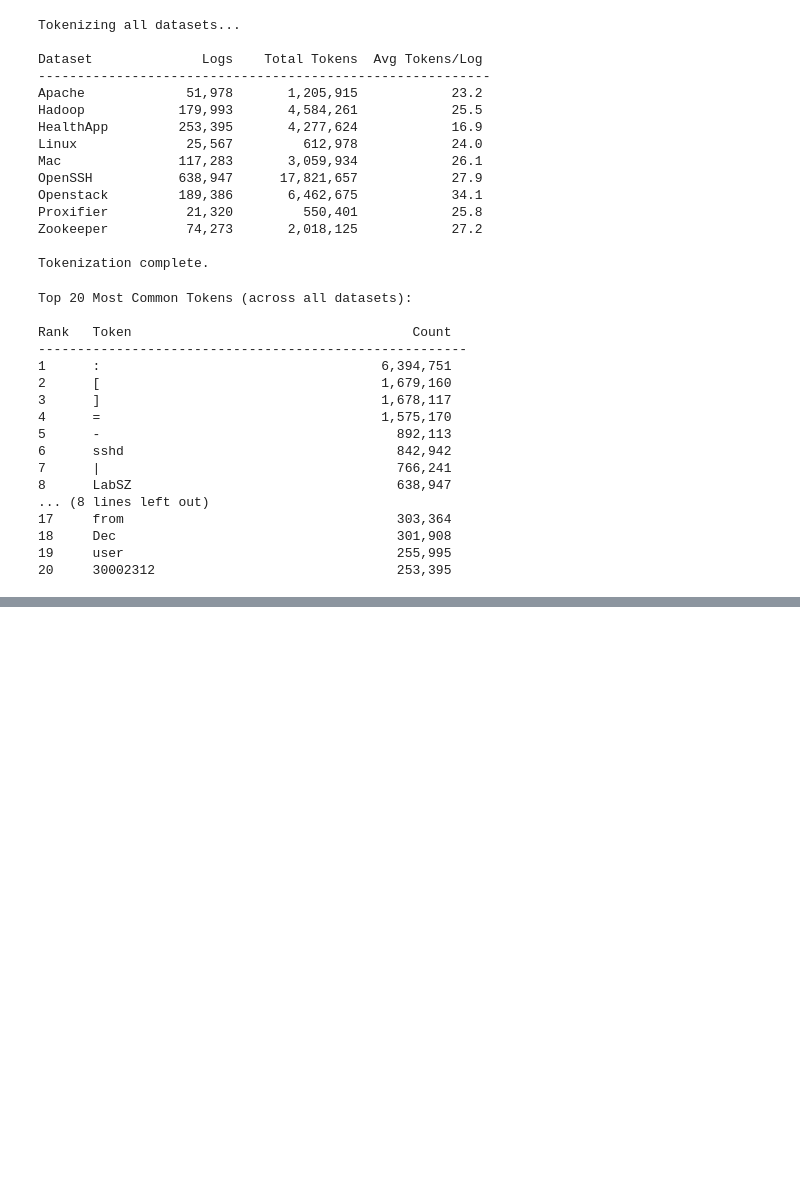
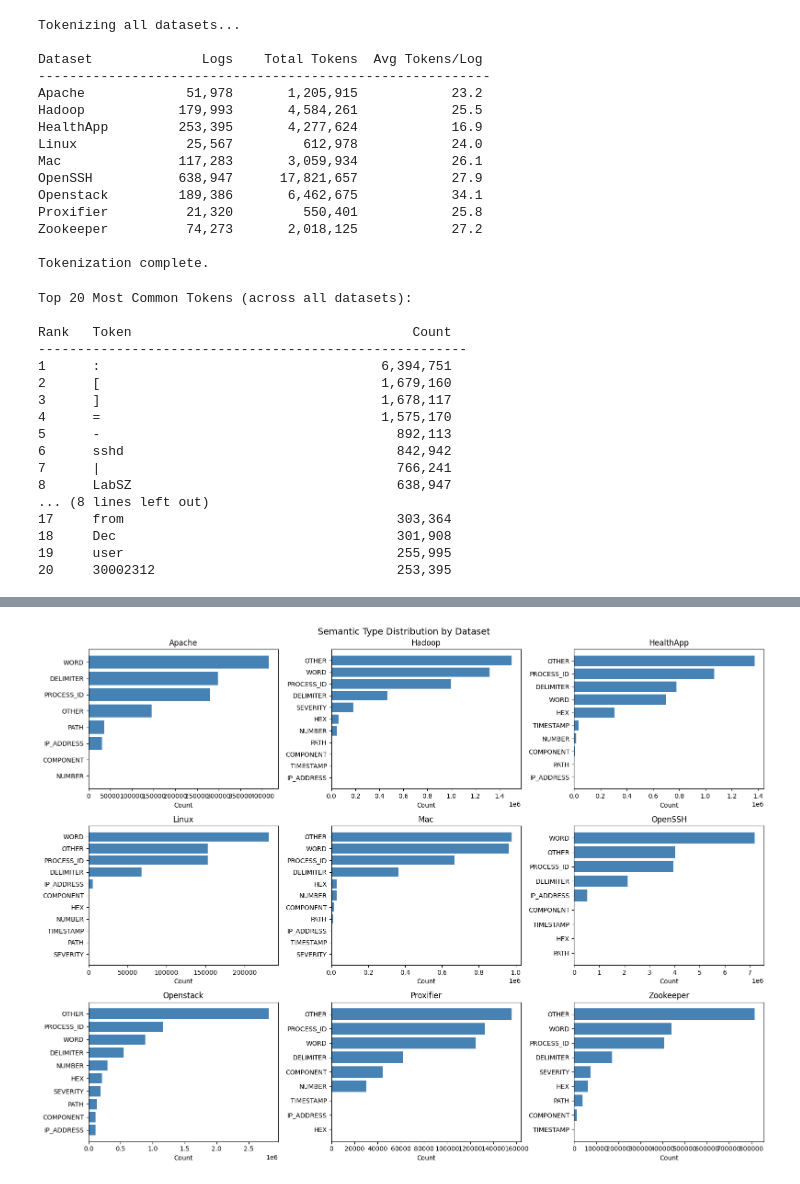
Before and after one commit to adam-bouafia/LogPress, a Jupyter notebook: LogPress.ipynb, the cells around one changed output, grey strips where cells are left out. Drawn from its saved outputs; the diff is of its cells as text; code cells hidden in the pictures; blank space fills up the shorter version.

Commit message:
Semantic type detection module

```diff
--- a/LogPress.ipynb
+++ b/LogPress.ipynb
@@ -288,0 +386,15 @@ Rank   Token                                    Count
+# %%
+# Classify tokens for all datasets
+classified_datasets = {}
+
+print("Classifying tokens for all datasets...\n")
+
+for name, tokenized_logs in tokenized_datasets.items():
+    start = time.time()
+    classified_logs = [classify_tokens(tokens) for tokens in tokenized_logs]
+    elapsed = time.time() - start
+
+    classified_datasets[name] = classified_logs
+    print(f"{name}: {len(classified_logs):,} logs classified in {elapsed:.2f}s")
+
+print("\nClassification complete.")
@@ -288,0 +415,57 @@ Rank   Token                                    Count
+# %%
+# Analyze semantic type distribution for all datasets and visualize results as a summary table and bar chart
+type_distributions = {}
+
+for name, classified_logs in classified_datasets.items():
+    type_counts = Counter()
+    for log in classified_logs:
+        for token, token_type in log:
+            type_counts[token_type] += 1
+    type_distributions[name] = type_counts
+
+# Create summary table
+all_types = set()
+for counts in type_distributions.values():
+    all_types.update(counts.keys())
+all_types = sorted(all_types)
+
+print("Semantic Type Distribution by Dataset:\n")
+header = f"{'Dataset':<12}" + "".join(f"{t:<12}" for t in all_types)
+print(header)
+print("-" * len(header))
+
+for name in type_distributions:
+    row = f"{name:<12}"
+    for t in all_types:
+        count = type_distributions[name].get(t, 0)
+        row += f"{count:<12,}"
+    print(row)
+
+# Visualize as bar charts
+num_datasets = len(type_distributions)
+cols = 3
+rows = (num_datasets + cols - 1) // cols
+
+fig, axes = plt.subplots(rows, cols, figsize=(16, 4 * rows))
+axes = axes.flatten()
+
+for idx, name in enumerate(type_distributions.keys()):
+    ax = axes[idx]
+    counts = type_distributions[name]
+
+    sorted_types = sorted(counts.items(), key=lambda x: x[1], reverse=True)
+    types = [t[0] for t in sorted_types]
+    values = [t[1] for t in sorted_types]
+
+    ax.barh(types, values, color="steelblue")
+    ax.set_xlabel("Count")
+    ax.set_title(f"{name}")
+    ax.invert_yaxis()
+
+for idx in range(num_datasets, len(axes)):
+    axes[idx].set_visible(False)
+
+plt.suptitle("Semantic Type Distribution by Dataset", fontsize=14)
+plt.tight_layout()
+plt.show()
+# %% [output]
@@ -288,0 +485 @@ Rank   Token                                    Count
+[figure, added]
```
Also changed, not shown: parts of 8 cells of this notebook.
